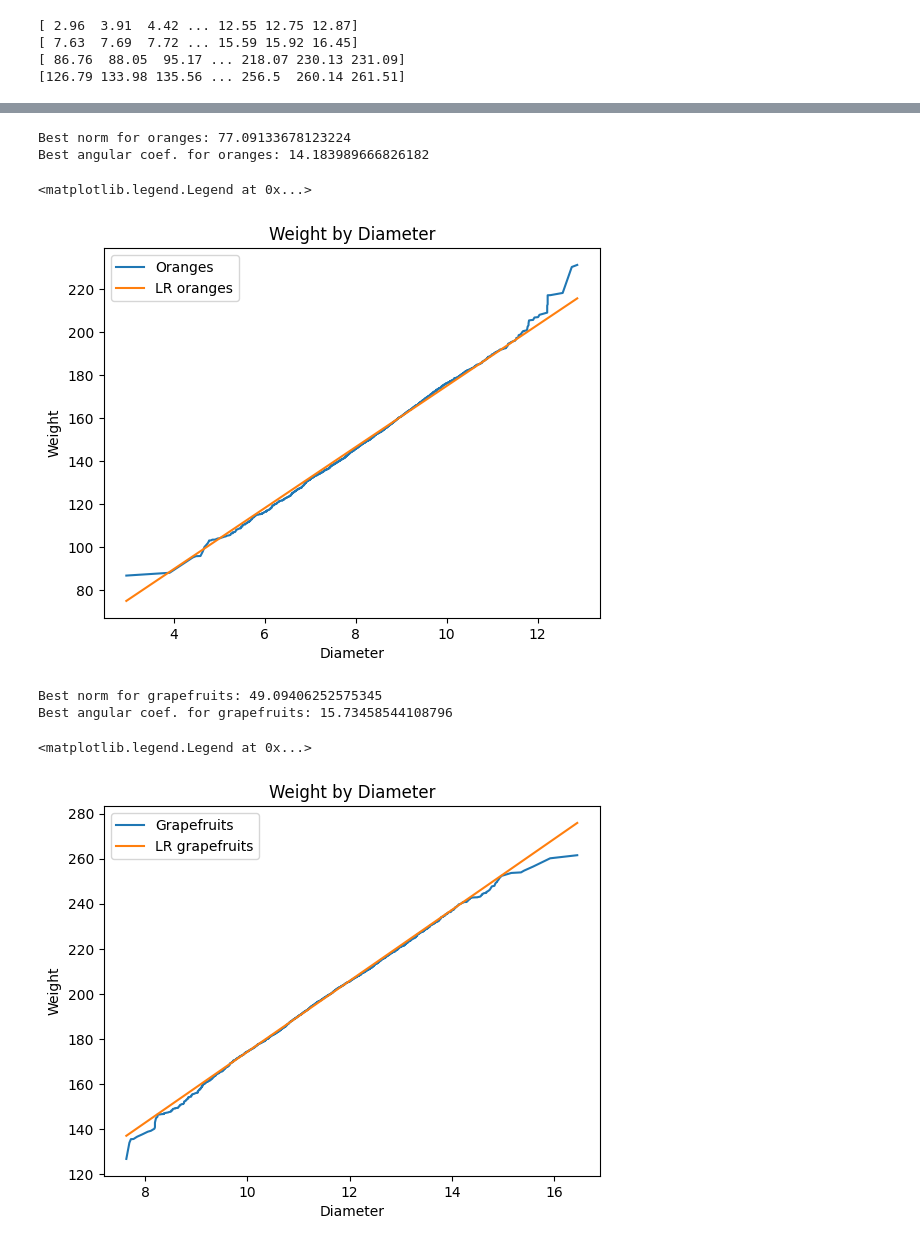
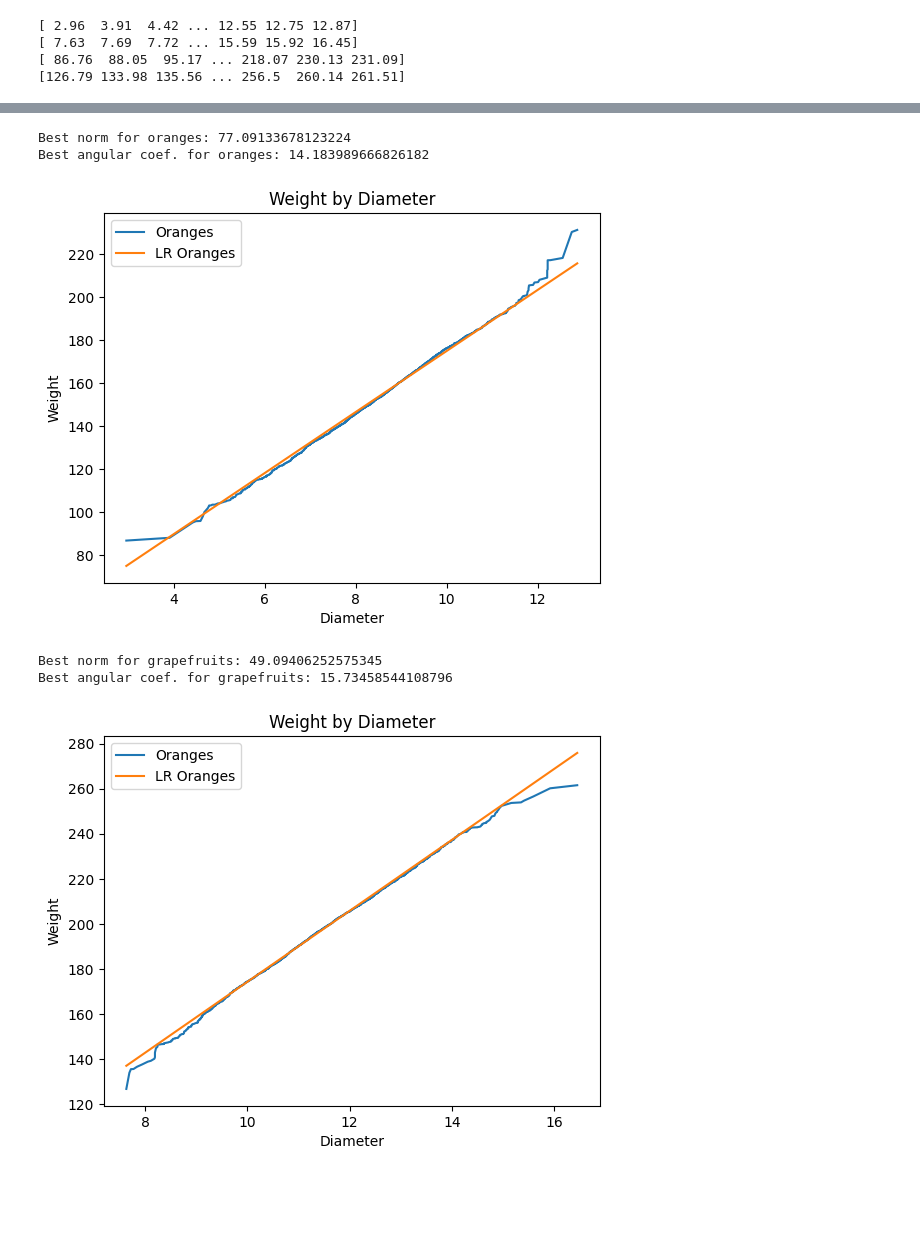
Before and after one commit to DiegoF-G/Numpy, a Jupyter notebook: numpy4.ipynb, the cells around one changed output, grey strips where cells are left out. Drawn from its saved outputs; the diff is of its cells as text; code cells hidden in the pictures; blank space fills up the shorter version.

```diff
--- a/numpy4.ipynb
+++ b/numpy4.ipynb
@@ -28,62 +35,50 @@ O valor do coeficiente linear será assumido como 33 (b=33) para laranjas e 17 (
 # %%
 # Laranjas
 
-b = 33
-X = diameter_orange
-Y = weight_orange
+b_orange = 33
+Xo = diameter_orange
+Yo = weight_orange
 np.random.seed(84)
 
 angular_coefs = np.random.uniform(10, 20, 100)
 
 norms = np.array([])
 for i in range(100):
-  norms = np.append(norms, np.linalg.norm(Y - (angular_coefs[i]*X + b)))
+  norms = np.append(norms, np.linalg.norm(Yo - (angular_coefs[i]*Xo + b_orange)))
 
-a = angular_coefs[norms == np.min(norms)][0]
+a_orange = angular_coefs[norms == np.min(norms)][0]
 
 # A melhor norma e coeficiente angular para as laranjas
-norm_coef = (print(f'Best norm for oranges: {np.min(norms)}'), print(f'Best angular coef. for oranges: {a}'))
+norm_coef = (print(f'Best norm for oranges: {np.min(norms)}'), print(f'Best angular coef. for oranges: {a_orange}'))
 
 # Reta resultante
-plt.plot(diameter_orange, weight_orange)
-plt.plot(diameter_orange, a*X + b)
-plt.title('Weight by Diameter')
-plt.xlabel('Diameter')
-plt.ylabel('Weight')
-plt.legend(['Oranges', 'LR oranges'])
+plot_pseudo_lr(Xo, Yo, 'Oranges', a_orange, b_orange)
 # %% [output]
 Best norm for oranges: 77.09133678123224
 Best angular coef. for oranges: 14.183989666826182
-<matplotlib.legend.Legend at 0x...>
 [figure]
 # %%
 # Toranjas
 
-b = 17
-X = diameter_grapefruit
-Y = weight_grapefruit
+b_grapefruit = 17
+Xg = diameter_grapefruit
+Yg = weight_grapefruit
 np.random.seed(84)
 
 angular_coefs = np.random.uniform(10, 20, 100)
 
 norms = np.array([])
 for i in range(100):
-  norms = np.append(norms, np.linalg.norm(Y - (angular_coefs[i]*X + b)))
+  norms = np.append(norms, np.linalg.norm(Yg - (angular_coefs[i]*Xg + b_grapefruit)))
 
-a = angular_coefs[norms == np.min(norms)][0]
+a_grapefruit = angular_coefs[norms == np.min(norms)][0]
 
 # A melhor norma e coeficiente angular para as toranjas
-norm_coef = (print(f'Best norm for grapefruits: {np.min(norms)}'), print(f'Best angular coef. for grapefruits: {a}'))
+norm_coef = (print(f'Best norm for grapefruits: {np.min(norms)}'), print(f'Best angular coef. for grapefruits: {a_grapefruit}'))
 
 # Reta resultante
-plt.plot(diameter_grapefruit, weight_grapefruit)
-plt.plot(diameter_grapefruit, a*X + b)
-plt.title('Weight by Diameter')
-plt.xlabel('Diameter')
-plt.ylabel('Weight')
-plt.legend(['Grapefruits', 'LR grapefruits'])
+plot_pseudo_lr(Xg, Yg, 'Oranges', a_grapefruit, b_grapefruit)
 # %% [output]
 Best norm for grapefruits: 49.09406252575345
 Best angular coef. for grapefruits: 15.73458544108796
-<matplotlib.legend.Legend at 0x...>
-[figure, old version]
+[figure, new version]
```
Also changed, not shown: parts of 4 cells of this notebook.
